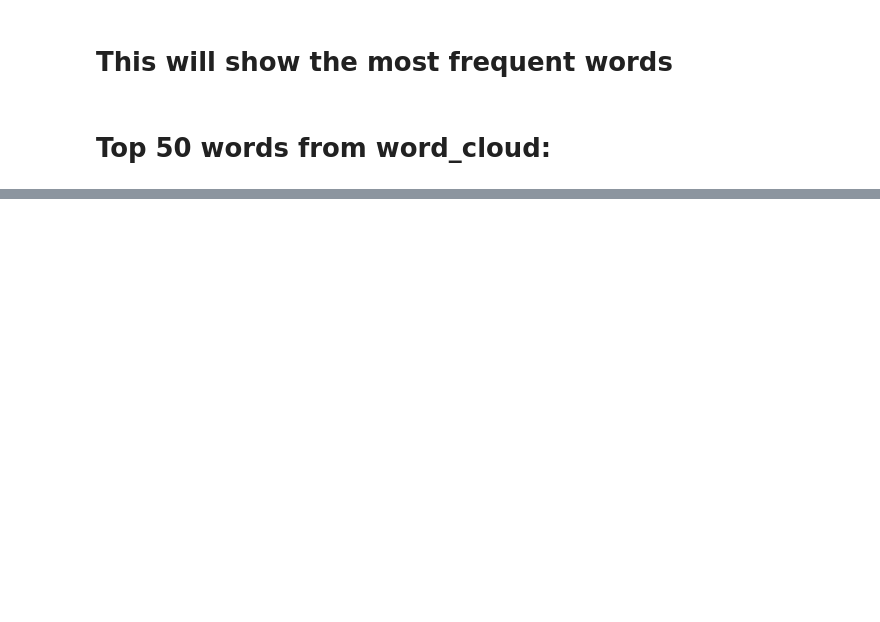
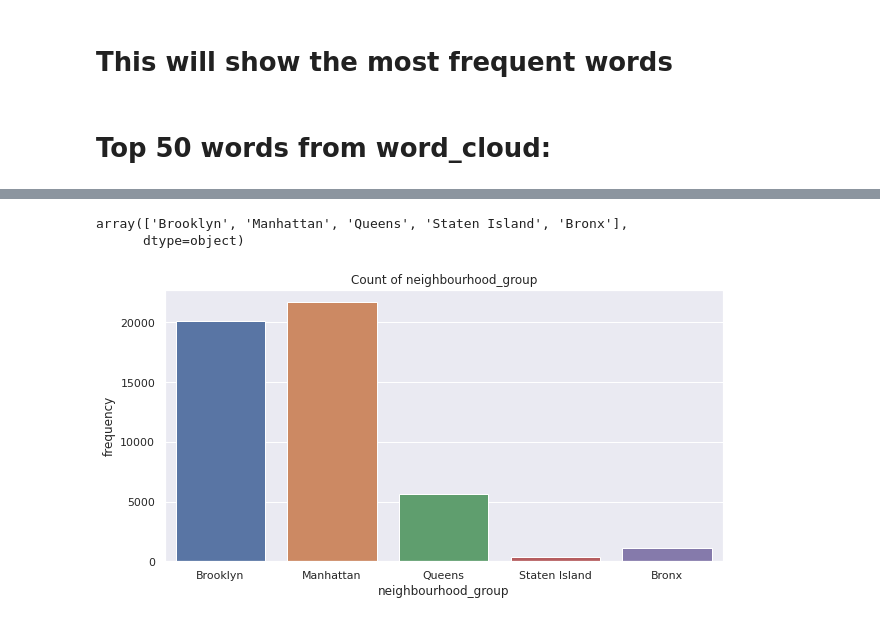
Before and after one commit to Manass20/Airbnb-Booking-Analisys, a Jupyter notebook: Manas_Ranjan_Behera_Airbnb_Bookings_Analysis_Capstone_Project.ipynb, the cells around one changed output, grey strips where cells are left out. Saved outputs shown, nothing was run; the diff lists cells and outputs as text; code cells hidden in the pictures; blank space fills up the shorter version.

```diff
--- a/Manas_Ranjan_Behera_Airbnb_Bookings_Analysis_Capstone_Project.ipynb
+++ b/Manas_Ranjan_Behera_Airbnb_Bookings_Analysis_Capstone_Project.ipynb
@@ -307,0 +396,16 @@ for i in name_list:
+# %%
+# Find the unique names
+df.neighbourhood_group.unique()
+# %% [output]
+array(['Brooklyn', 'Manhattan', 'Queens', 'Staten Island', 'Bronx'],
+      dtype=object)
+# %%
+#count_plot
+plt.figure(figsize=(10,5))
+ax_3 = sns.countplot(x='neighbourhood_group',data = df)
+ax_3.set_title('Count of neighbourhood_group')
+ax_3.set_ylabel('frequency')
+ax_3.set_xlabel('neighbourhood_group')
+plt.show()
+# %% [output]
+[figure, added]
```
Also changed, not shown: parts of 11 cells of this notebook.
